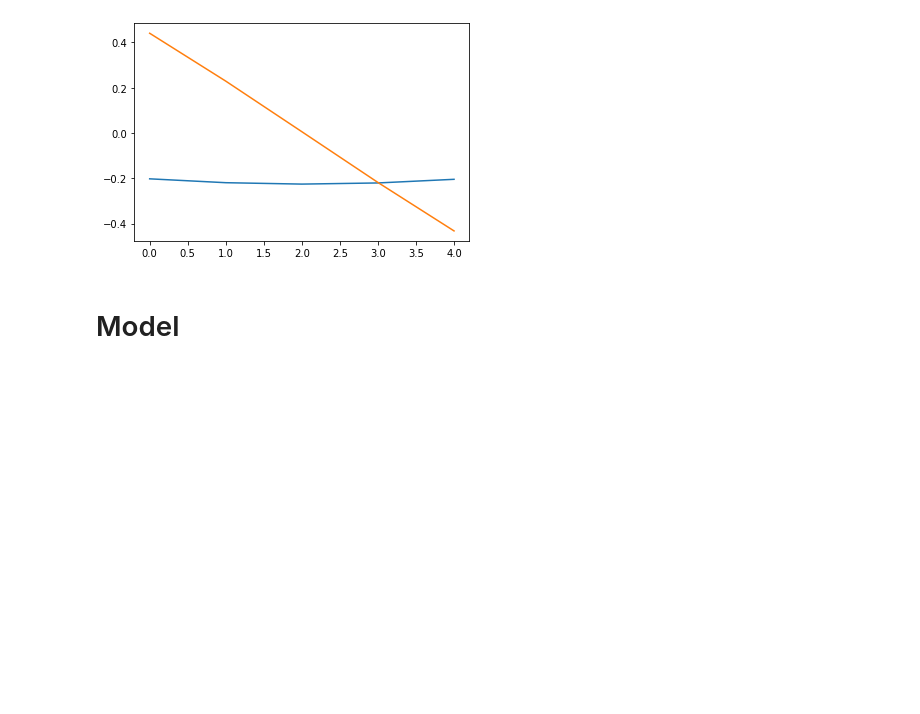
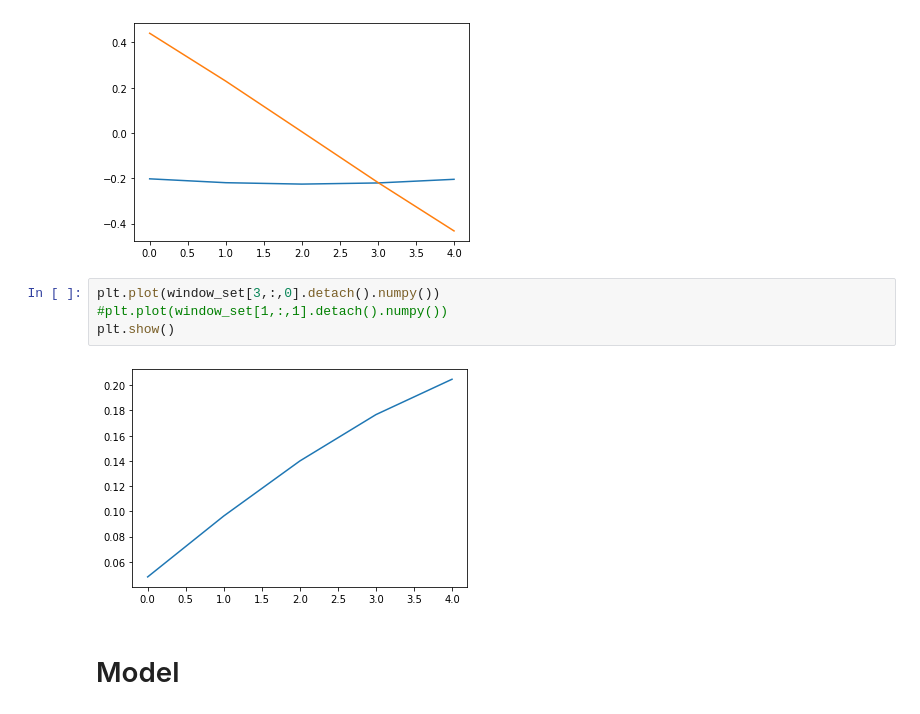
Before and after one commit to KennethThNg/Semester-project-dynamical-system-learning, a Jupyter notebook: simple_pendulum.ipynb, the cells around one changed output. Saved outputs shown, nothing was run; the diff lists cells and outputs as text; blank space fills up the shorter version.

```diff
--- a/simple_pendulum.ipynb
+++ b/simple_pendulum.ipynb
@@ -55,5 +55,11 @@ plt.plot(window_set[1,:,1].detach().numpy())
 plt.show()
 # %% [output]
 [figure]
+# %%
+plt.plot(window_set[3,:,0].detach().numpy())
+#plt.plot(window_set[1,:,1].detach().numpy())
+plt.show()
+# %% [output]
+[figure, added]
 # %% [markdown]
 # Model
```
Also changed, not shown: parts of 3 cells of this notebook.
